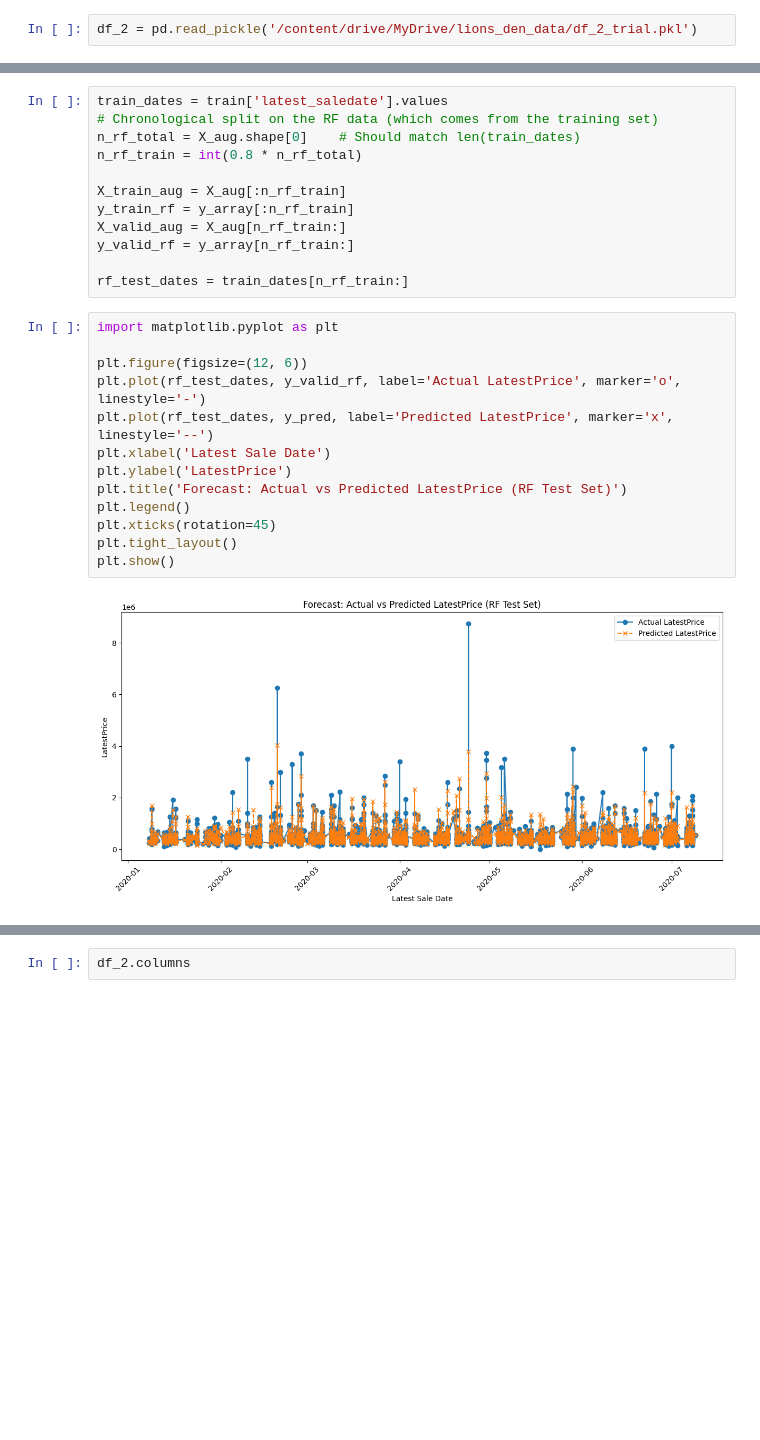
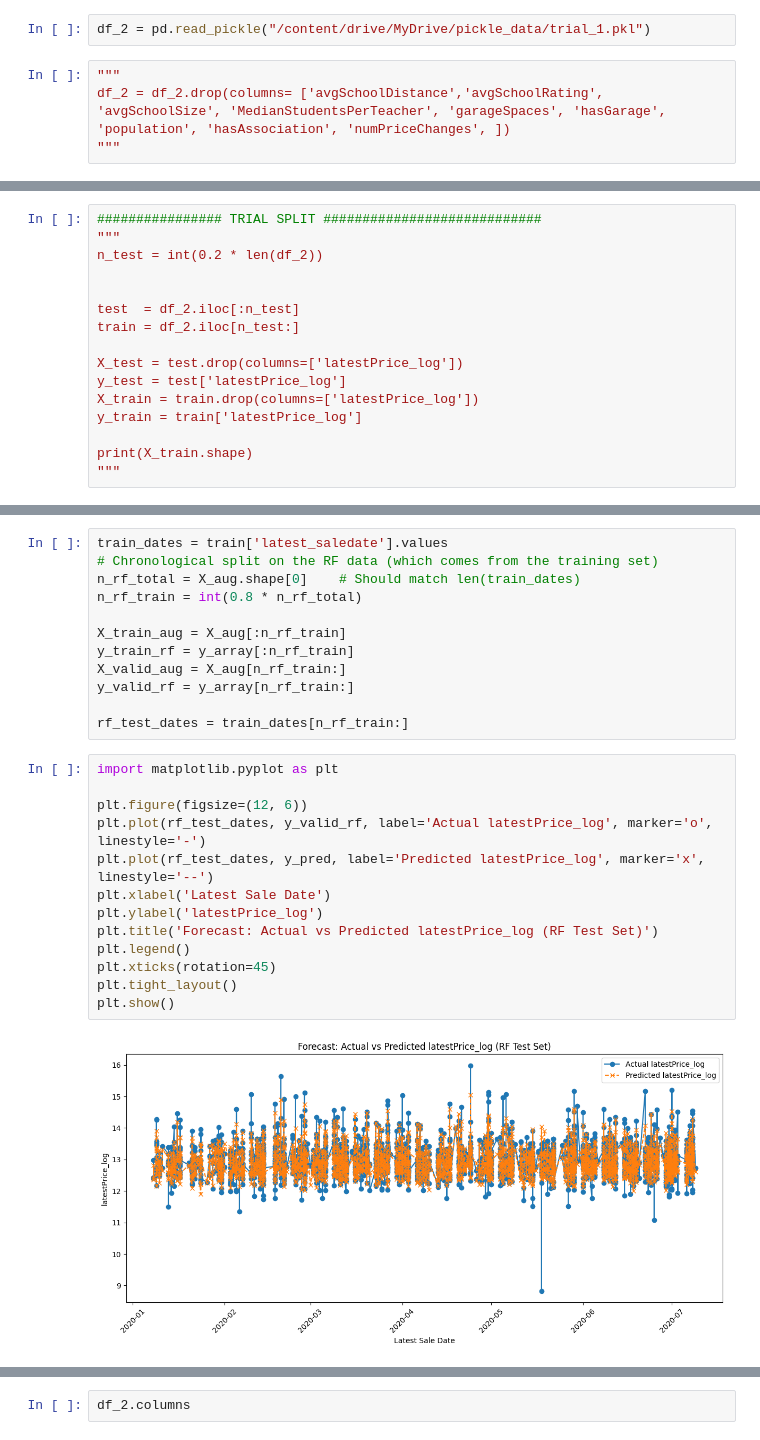
Before and after one commit to Shahahaha11/LION_DEN, a Jupyter notebook: trial_MODEL_testing.ipynb, the cells around one changed output, grey strips where cells are left out. Drawn from its saved outputs; the diff is of its cells as text; blank space fills up the shorter version.

```diff
--- a/trial_MODEL_testing.ipynb
+++ b/trial_MODEL_testing.ipynb
@@ -34,4 +34,8 @@ drive.mount('/content/drive')
 # %% [output]
 Drive already mounted at /content/drive; to attempt to forcibly remount, call drive.mount("/content/drive", force_remount=True).
 # %%
-df_2 = pd.read_pickle('/content/drive/MyDrive/lions_den_data/df_2_trial.pkl')
+df_2 = pd.read_pickle("/content/drive/MyDrive/pickle_data/trial_1.pkl")
+# %%
+"""
+df_2 = df_2.drop(columns= ['avgSchoolDistance','avgSchoolRating', 'avgSchoolSize', 'MedianStudentsPerTeacher', 'garageSpaces', 'hasGarage', 'population', 'hasAssociation', 'numPriceChanges', ])
+"""
@@ -50,0 +115,16 @@ X_train.shape
+# %%
+################ TRIAL SPLIT ############################
+"""
+n_test = int(0.2 * len(df_2))
+
+
+test  = df_2.iloc[:n_test]
+train = df_2.iloc[n_test:]
+
+X_test = test.drop(columns=['latestPrice_log'])
+y_test = test['latestPrice_log']
+X_train = train.drop(columns=['latestPrice_log'])
+y_train = train['latestPrice_log']
+
+print(X_train.shape)
+"""
@@ -311,16 +256,16 @@ rf_test_dates = train_dates[n_rf_train:]
 # %%
 import matplotlib.pyplot as plt
 
 plt.figure(figsize=(12, 6))
-plt.plot(rf_test_dates, y_valid_rf, label='Actual LatestPrice', marker='o', linestyle='-')
-plt.plot(rf_test_dates, y_pred, label='Predicted LatestPrice', marker='x', linestyle='--')
+plt.plot(rf_test_dates, y_valid_rf, label='Actual latestPrice_log', marker='o', linestyle='-')
+plt.plot(rf_test_dates, y_pred, label='Predicted latestPrice_log', marker='x', linestyle='--')
 plt.xlabel('Latest Sale Date')
-plt.ylabel('LatestPrice')
-plt.title('Forecast: Actual vs Predicted LatestPrice (RF Test Set)')
+plt.ylabel('latestPrice_log')
+plt.title('Forecast: Actual vs Predicted latestPrice_log (RF Test Set)')
 plt.legend()
 plt.xticks(rotation=45)
 plt.tight_layout()
 plt.show()
 # %% [output]
-[figure, old version]
+[figure, new version]
 # %%
```
Also changed, not shown: parts of 14 cells of this notebook.
